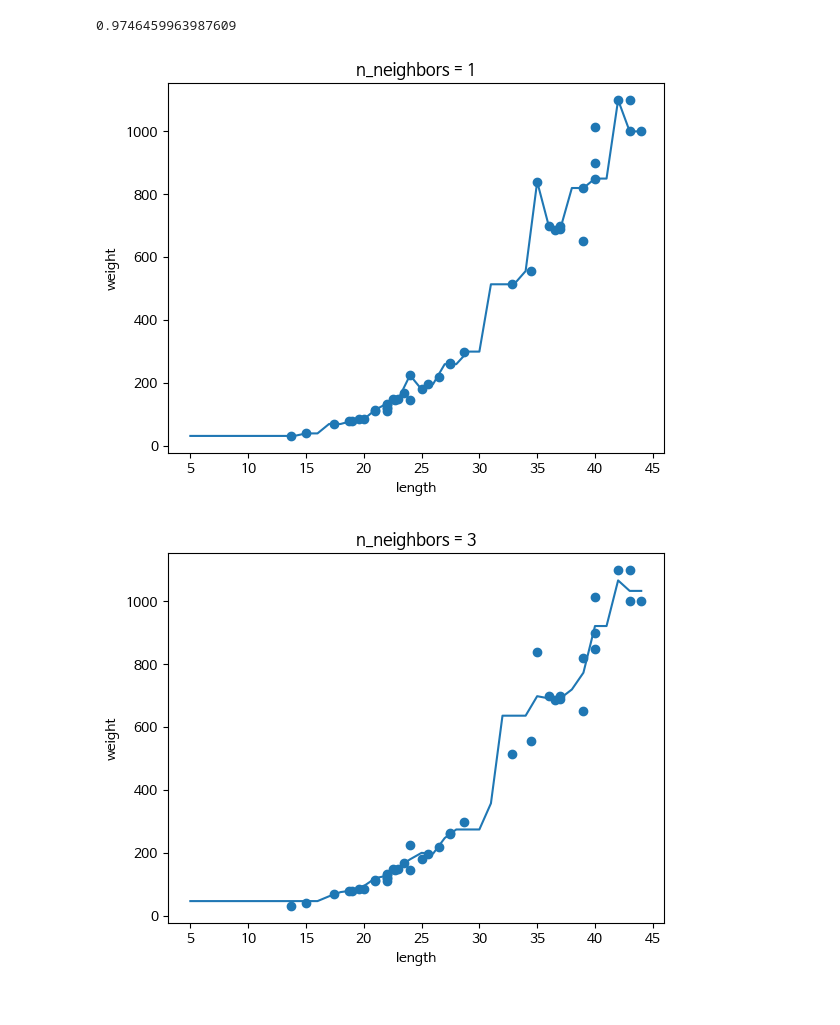
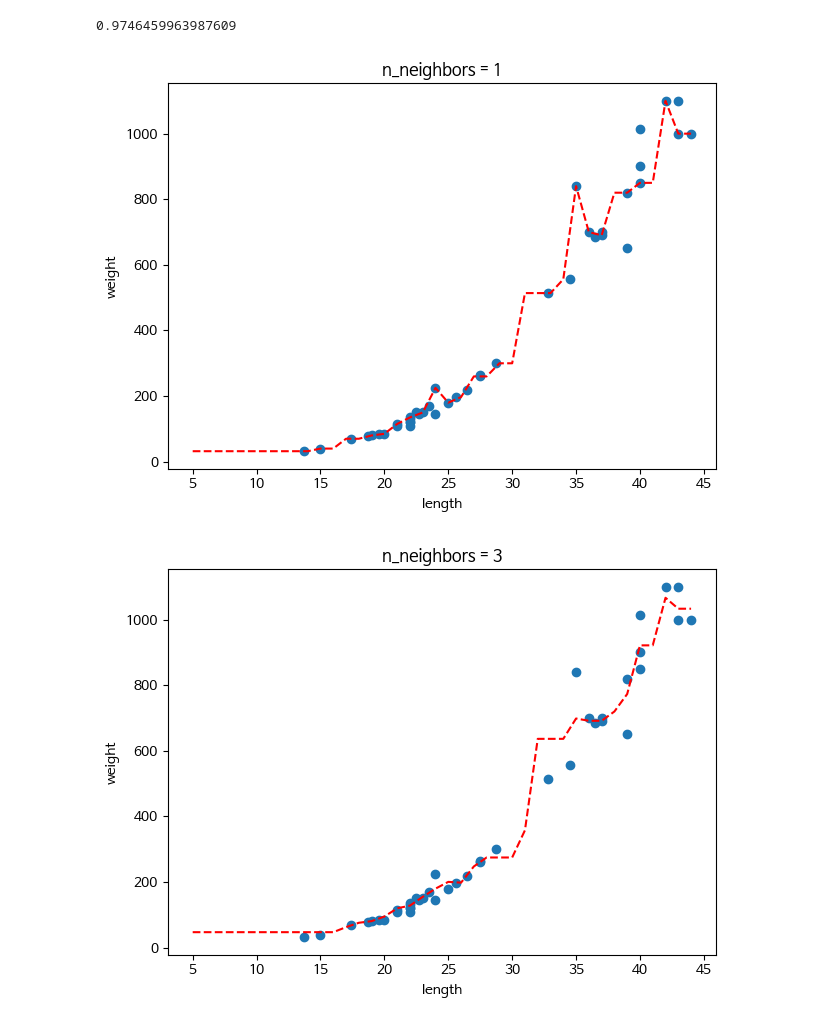
Before and after one commit to jin930303/AIStudy24, a Jupyter notebook: 이웃회귀.ipynb, the cells around one changed output. Cells and saved outputs as stored; diff of their text form; code cells hidden in the pictures.

```diff
--- a/이웃회귀.ipynb
+++ b/이웃회귀.ipynb
@@ -187,23 +187,24 @@ print(knr.score(test_input,test_target))        # 이웃 갯수 조정으로 과
 # %%
 # k-최근접 이웃 회귀 객체를 만듭니다.
 knr = KNeighborsRegressor()
 # 5에서 45까지 x 좌표를 만듭니다.
 x = np.arange(5,45).reshape(-1,1)
 
 # n = 1, 5, 10 일때 예측 결과를 그래프로 그립니다.
 for n in [1,3,5,10] :
     #모델 훈련
     knr.n_neighbors = n
     knr.fit(train_input,train_target)
     # 지정한 범위 x에 대한 예측 구하기
     prediction = knr.predict(x)
     # 훈련세트와 에측 결과 그래프 그리기
     plt.scatter(train_input, train_target)
-    plt.plot(x, prediction)
+    plt.plot(x, prediction,linestyle='--', color='red')
     plt.title('n_neighbors = {}'.format(n))
     plt.xlabel('length')
     plt.ylabel('weight')
+    plt.tight_layout()
     plt.show()
 # %% [output]
-[figure, old version]
+[figure, new version]
-[figure, old version]
+[figure, new version]
```
Also changed, not shown: parts of 3 cells of this notebook.
